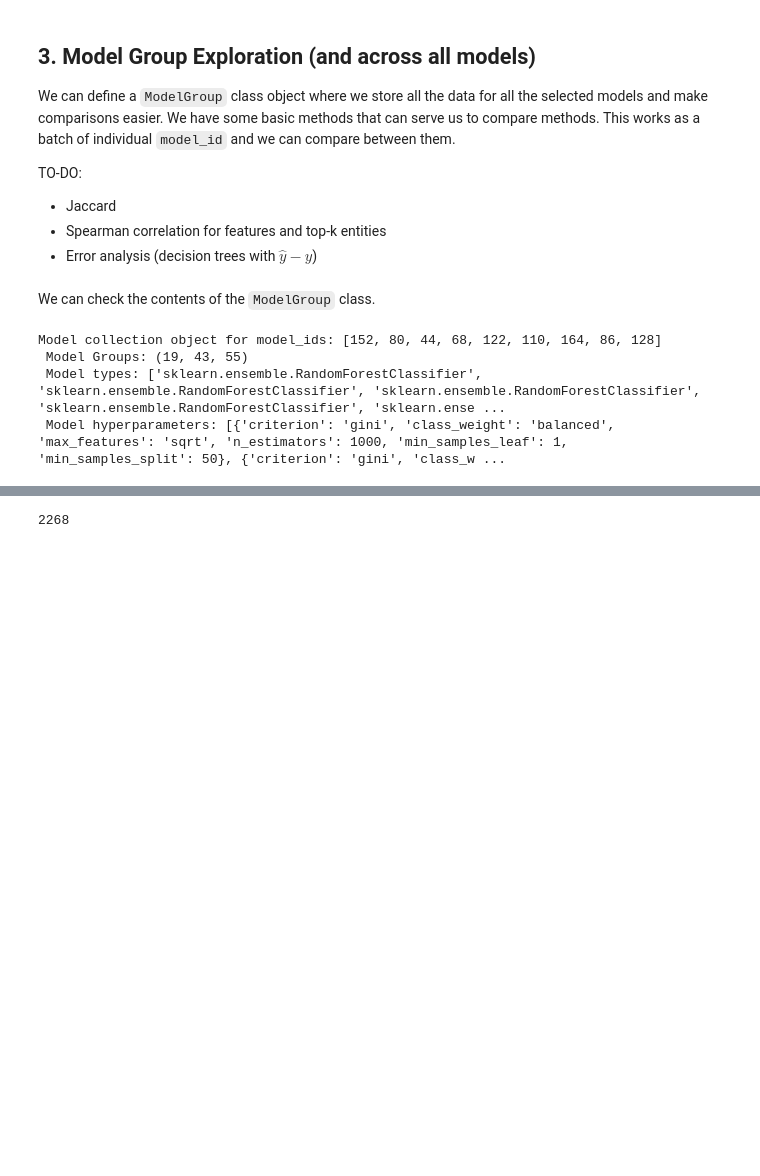
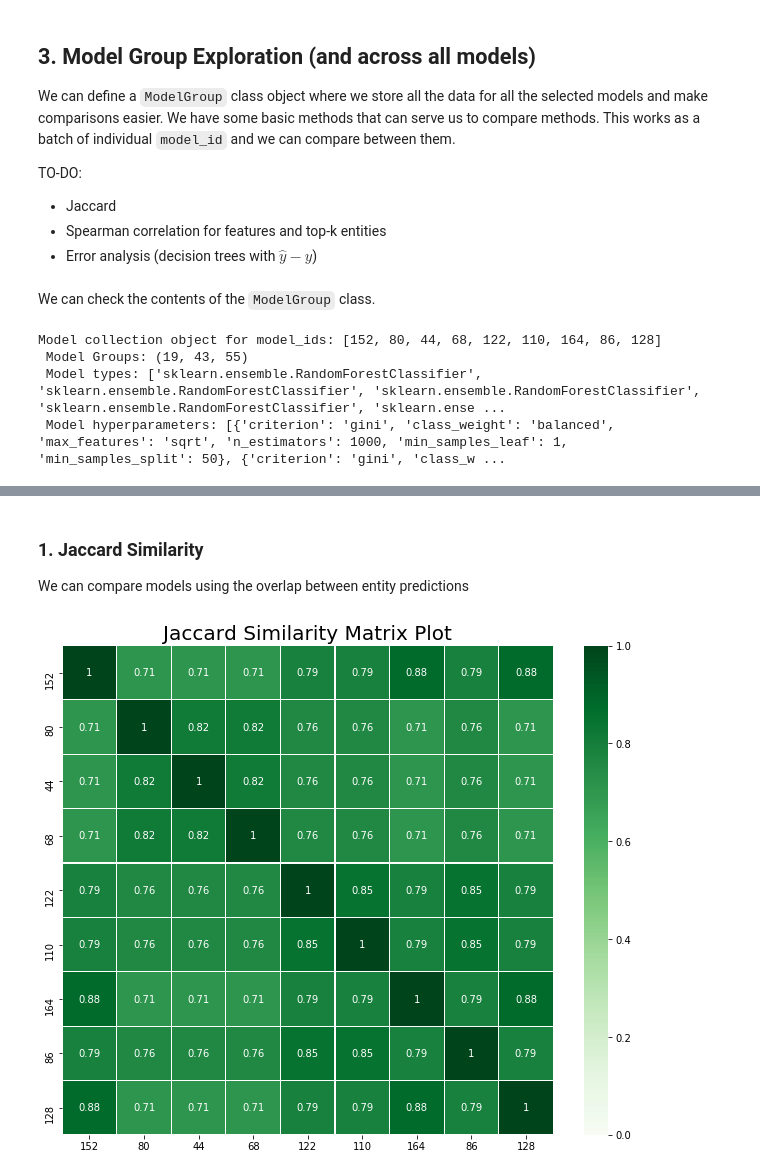
Before and after one commit to dssg/triage, a Jupyter notebook: src/triage/component/postmodeling/contrast/postmodeling_tutorial.ipynb, the cells around one changed output, grey strips where cells are left out. Drawn from its saved outputs; the diff is of its cells as text; code cells hidden in the pictures; blank space fills up the shorter version.

```diff
--- a/src/triage/component/postmodeling/contrast/postmodeling_tutorial.ipynb
+++ b/src/triage/component/postmodeling/contrast/postmodeling_tutorial.ipynb
@@ -181,4 +161,7 @@ audited_models_class._load_metrics()
-# %%
-audited_models_class.model_metrics.size
-# %% [output]
-2268
+# %% [markdown]
+### 1. Jaccard Similarity
+We can compare models using the overlap between entity predictions
+# %%
+audited_models_class.plot_jaccard(figsize=(11,9))
+# %% [output]
+[figure, added]
```
Also changed, not shown: parts of 6 cells of this notebook, 1 other file.
